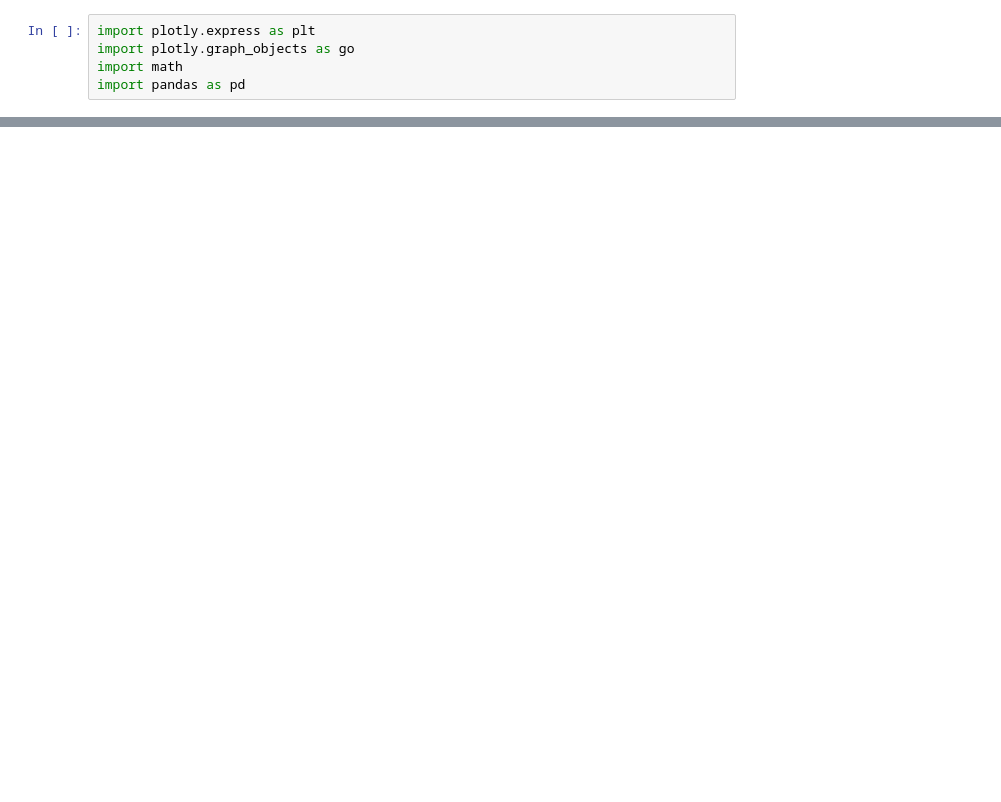
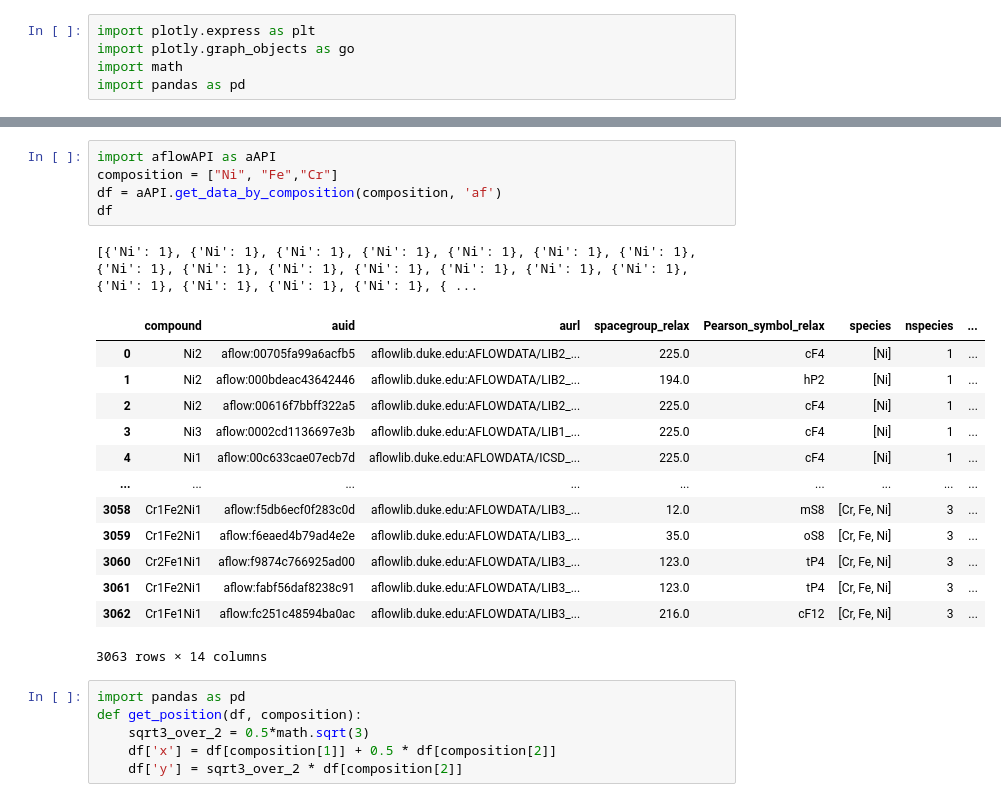
Before and after one commit to jh-song-en/matDBAPI, a Jupyter notebook: plot.ipynb, the cells around one changed output, grey strips where cells are left out. Drawn from its saved outputs; the diff is of its cells as text; blank space fills up the shorter version.

```diff
--- a/plot.ipynb
+++ b/plot.ipynb
@@ -34,2 +60,28 @@ fig.update_layout(xaxis_showgrid=False, yaxis_showgrid=False)
 # %% [output]
 [interactive output not drawn]
+# %%
+import aflowAPI as aAPI
+composition = ["Ni", "Fe","Cr"]
+df = aAPI.get_data_by_composition(composition, 'af')
+df
+# %% [output]
+[{'Ni': 1}, {'Ni': 1}, {'Ni': 1}, {'Ni': 1}, {'Ni': 1}, {'Ni': 1}, {'Ni': 1}, {'Ni': 1}, {'Ni': 1}, {'Ni': 1}, {'Ni': 1}, {'Ni': 1}, {'Ni': 1}, {'Ni': 1}, {'Ni': 1}, {'Ni': 1}, {'Ni': 1}, {'Ni': 1}, { ...
+|  | compound | auid | aurl | spacegroup_relax | Pearson_symbol_relax | species | nspecies | ... |
+| 0 | Ni2 | aflow:00705fa99a6acfb5 | aflowlib.duke.edu:AFLOWDATA/LIB2_... | 225.0 | cF4 | [Ni] | 1 | ... |
+| 1 | Ni2 | aflow:000bdeac43642446 | aflowlib.duke.edu:AFLOWDATA/LIB2_... | 194.0 | hP2 | [Ni] | 1 | ... |
+| 2 | Ni2 | aflow:00616f7bbff322a5 | aflowlib.duke.edu:AFLOWDATA/LIB2_... | 225.0 | cF4 | [Ni] | 1 | ... |
+| 3 | Ni3 | aflow:0002cd1136697e3b | aflowlib.duke.edu:AFLOWDATA/LIB1_... | 225.0 | cF4 | [Ni] | 1 | ... |
+| 4 | Ni1 | aflow:00c633cae07ecb7d | aflowlib.duke.edu:AFLOWDATA/ICSD_... | 225.0 | cF4 | [Ni] | 1 | ... |
+| ... | ... | ... | ... | ... | ... | ... | ... | ... |
+| 3058 | Cr1Fe2Ni1 | aflow:f5db6ecf0f283c0d | aflowlib.duke.edu:AFLOWDATA/LIB3_... | 12.0 | mS8 | [Cr, Fe, Ni] | 3 | ... |
+| 3059 | Cr1Fe2Ni1 | aflow:f6eaed4b79ad4e2e | aflowlib.duke.edu:AFLOWDATA/LIB3_... | 35.0 | oS8 | [Cr, Fe, Ni] | 3 | ... |
+| 3060 | Cr2Fe1Ni1 | aflow:f9874c766925ad00 | aflowlib.duke.edu:AFLOWDATA/LIB3_... | 123.0 | tP4 | [Cr, Fe, Ni] | 3 | ... |
+| 3061 | Cr1Fe2Ni1 | aflow:fabf56daf8238c91 | aflowlib.duke.edu:AFLOWDATA/LIB3_... | 123.0 | tP4 | [Cr, Fe, Ni] | 3 | ... |
+| 3062 | Cr1Fe1Ni1 | aflow:fc251c48594ba0ac | aflowlib.duke.edu:AFLOWDATA/LIB3_... | 216.0 | cF12 | [Cr, Fe, Ni] | 3 | ... |
+3063 rows × 14 columns
+# %%
+import pandas as pd
+def get_position(df, composition):
+    sqrt3_over_2 = 0.5*math.sqrt(3)
+    df['x'] = df[composition[1]] + 0.5 * df[composition[2]]
+    df['y'] = sqrt3_over_2 * df[composition[2]]
```
Also changed, not shown: parts of 11 cells of this notebook, 2 other files.
